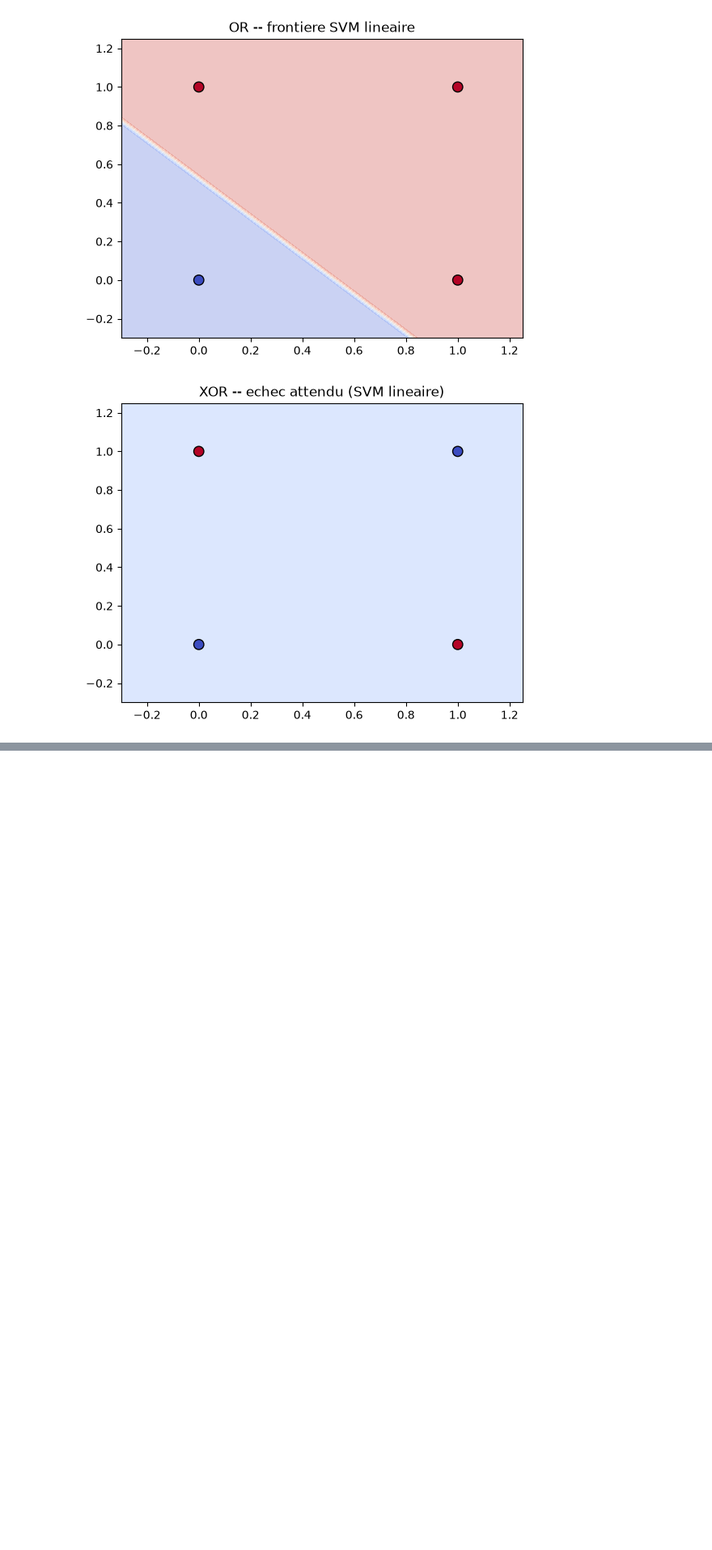
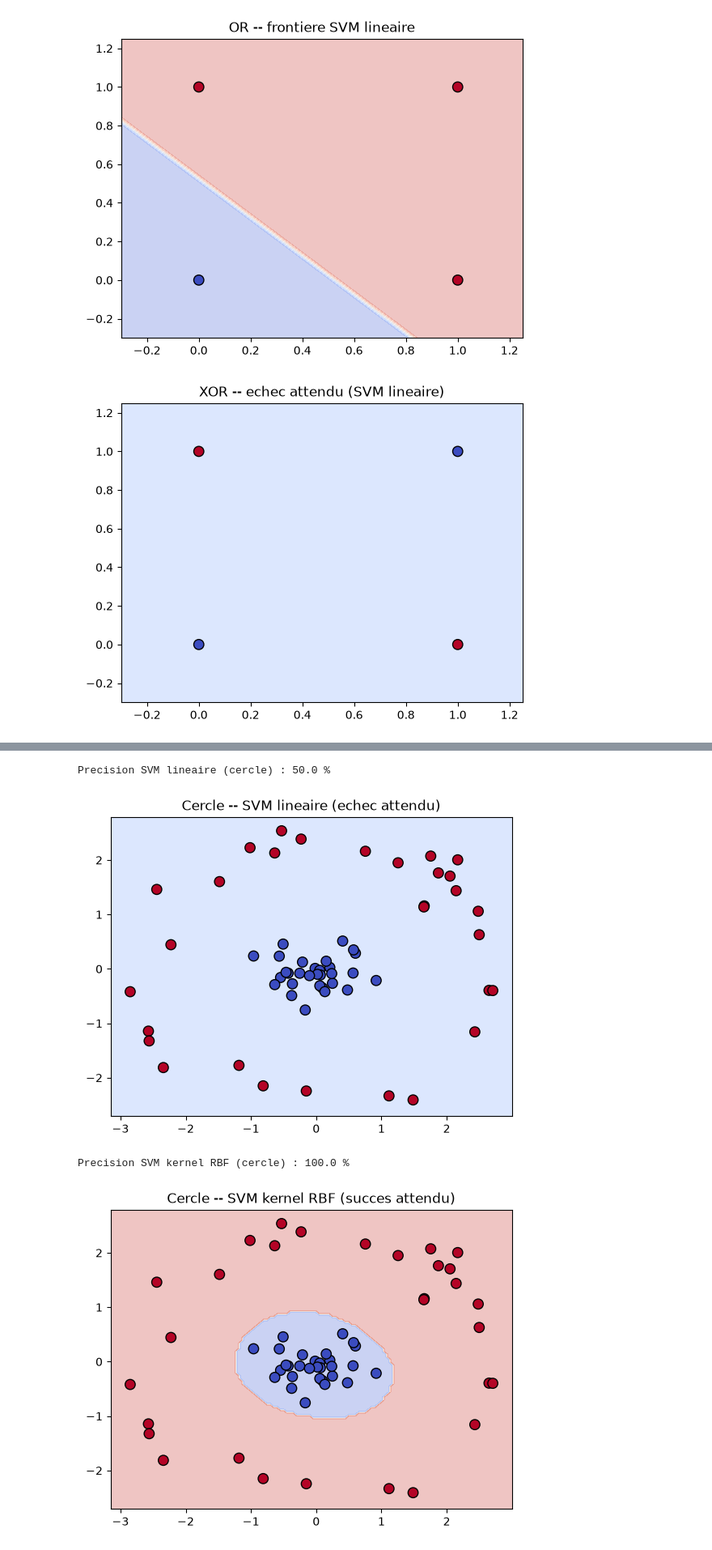
Before and after one commit to AbdelkrimAKKAL/Projet_Annual_IA, a Jupyter notebook: jupyter/svm.ipynb, the cells around one changed output, grey strips where cells are left out. Shown at 81% size. Cells and saved outputs as stored; diff of their text form; code cells hidden in the pictures; blank space fills up the shorter version.

Commit message:
svm kernel trick pour le rendre fonctionnel au données non linearement séparable

```diff
--- a/jupyter/svm.ipynb
+++ b/jupyter/svm.ipynb
@@ -94,0 +76,29 @@ lib.destroy_svm_model(model_xor)
+# %%
+np.random.seed(0)
+n = 30
+
+angles_in = np.random.uniform(0, 2*np.pi, n)
+rayons_in = np.random.uniform(0, 1.0, n)
+points_in = np.column_stack([rayons_in*np.cos(angles_in), rayons_in*np.sin(angles_in)])
+
+angles_out = np.random.uniform(0, 2*np.pi, n)
+rayons_out = np.random.uniform(2.0, 3.0, n)
+points_out = np.column_stack([rayons_out*np.cos(angles_out), rayons_out*np.sin(angles_out)])
+
+X_cercle = np.vstack([points_in, points_out]).tolist()
+y_cercle = [0]*n + [1]*n
+
+model_lin = entrainer_svm(X_cercle, y_cercle, nb_classes=2, kernel="lineaire")
+print("Precision SVM lineaire (cercle) :", precision_svm(model_lin, X_cercle, y_cercle), "%")
+dessiner_frontiere(model_lin, X_cercle, y_cercle, "Cercle -- SVM lineaire (echec attendu)")
+lib.destroy_svm_model(model_lin)
+
+model_rbf = entrainer_svm(X_cercle, y_cercle, nb_classes=2, kernel="rbf", gamma=0.5)
+print("Precision SVM kernel RBF (cercle) :", precision_svm(model_rbf, X_cercle, y_cercle), "%")
+dessiner_frontiere(model_rbf, X_cercle, y_cercle, "Cercle -- SVM kernel RBF (succes attendu)")
+lib.destroy_svm_model(model_rbf)
+# %% [output]
+Precision SVM lineaire (cercle) : 50.0 %
+[figure, added]
+Precision SVM kernel RBF (cercle) : 100.0 %
+[figure, added]
```
Also changed, not shown: parts of 8 cells of this notebook, 3 other files.
